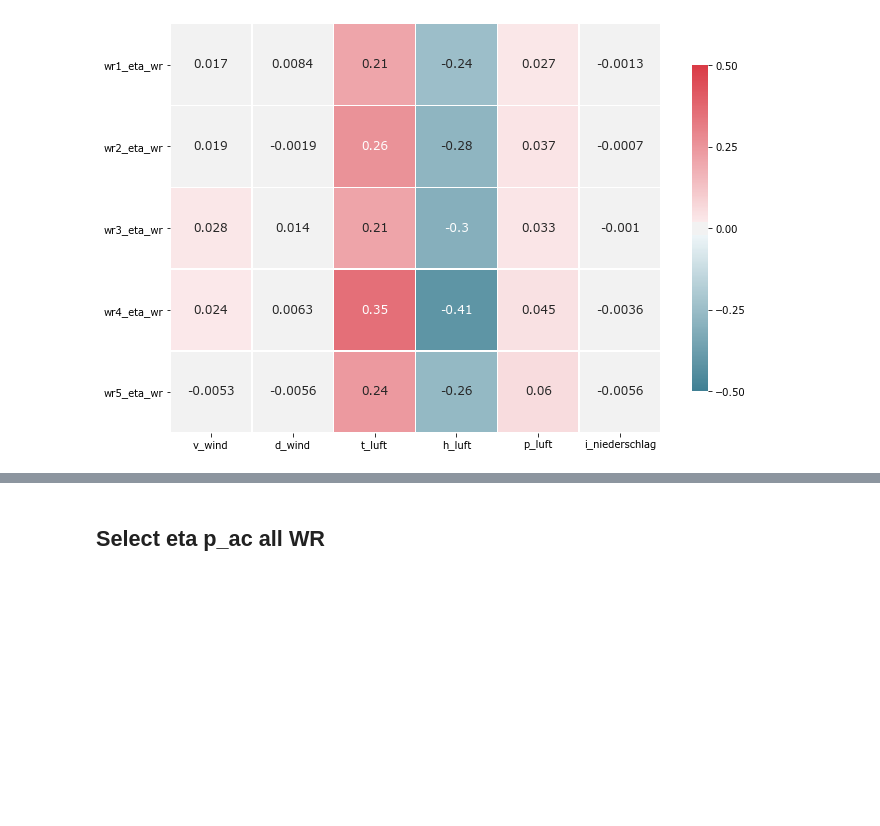
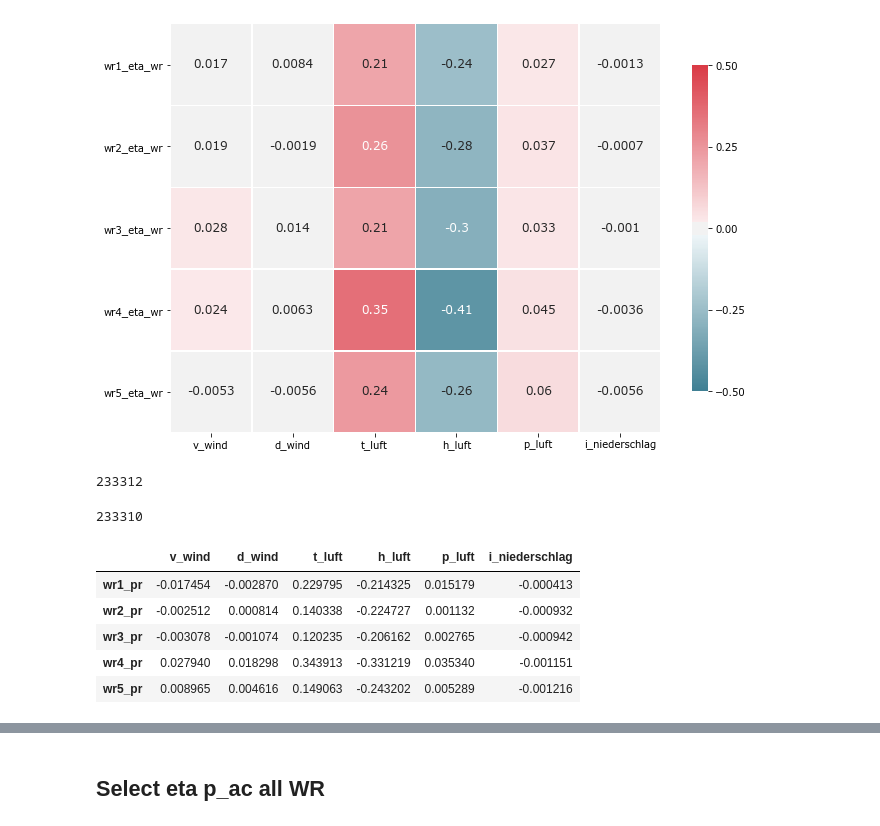
Before and after one commit to htw-pv3/weather-data, a Jupyter notebook: python/pv3_sonnja_db_wr.ipynb, the cells around one changed output, grey strips where cells are left out. Drawn from its saved outputs; the diff is of its cells as text; code cells hidden in the pictures; blank space fills up the shorter version.

```diff
--- a/python/pv3_sonnja_db_wr.ipynb
+++ b/python/pv3_sonnja_db_wr.ipynb
@@ -217,3 +217,15 @@ sns.set_style({'xtick.bottom': True}, {'ytick.left': True})
 [figure]
 # %%
 heatmap.get_figure().savefig('heatmap.svg', bbox_inches='tight', dpi=300)
+# %%
+# Database select (SQL)
+# all wr eta
+
+sql = text("""
+    SELECT  timestamp, wr1_pr, wr2_pr, wr3_pr, wr4_pr, wr5_pr,
+    v_wind, d_wind, t_luft, h_luft, p_luft, i_niederschlag   -- column
+    FROM    pv3.pv3_time_sun_weather_allwr_2015_mview  -- table
+    """)
+df_PRAllWr = pd.read_sql_query(sql, con)
+df_PRAllWr = df_PRAllWr.set_index('timestamp')
+#df_etaAllWr.head()
@@ -219,0 +243,19 @@ heatmap.get_figure().savefig('heatmap.svg', bbox_inches='tight', dpi=300)
+# %%
+len(df_PRAllWr_NoNaN_NoNull)
+# %% [output]
+233312
+# %%
+len(df_etaAllWr_NoNaN_NoNull)
+# %% [output]
+233310
+# %%
+corr_matrix = df_PRAllWr_NoNaN_NoNull.corr()
+corr_matrix_clean = corr_matrix[:5].drop(corr_matrix.columns[:5], axis=1)
+corr_matrix_clean
+# %% [output]
+|  | v_wind | d_wind | t_luft | h_luft | p_luft | i_niederschlag |
+| wr1_pr | -0.017454 | -0.002870 | 0.229795 | -0.214325 | 0.015179 | -0.000413 |
+| wr2_pr | -0.002512 | 0.000814 | 0.140338 | -0.224727 | 0.001132 | -0.000932 |
+| wr3_pr | -0.003078 | -0.001074 | 0.120235 | -0.206162 | 0.002765 | -0.000942 |
+| wr4_pr | 0.027940 | 0.018298 | 0.343913 | -0.331219 | 0.035340 | -0.001151 |
+| wr5_pr | 0.008965 | 0.004616 | 0.149063 | -0.243202 | 0.005289 | -0.001216 |
```
Also changed, not shown: parts of 11 cells of this notebook.
